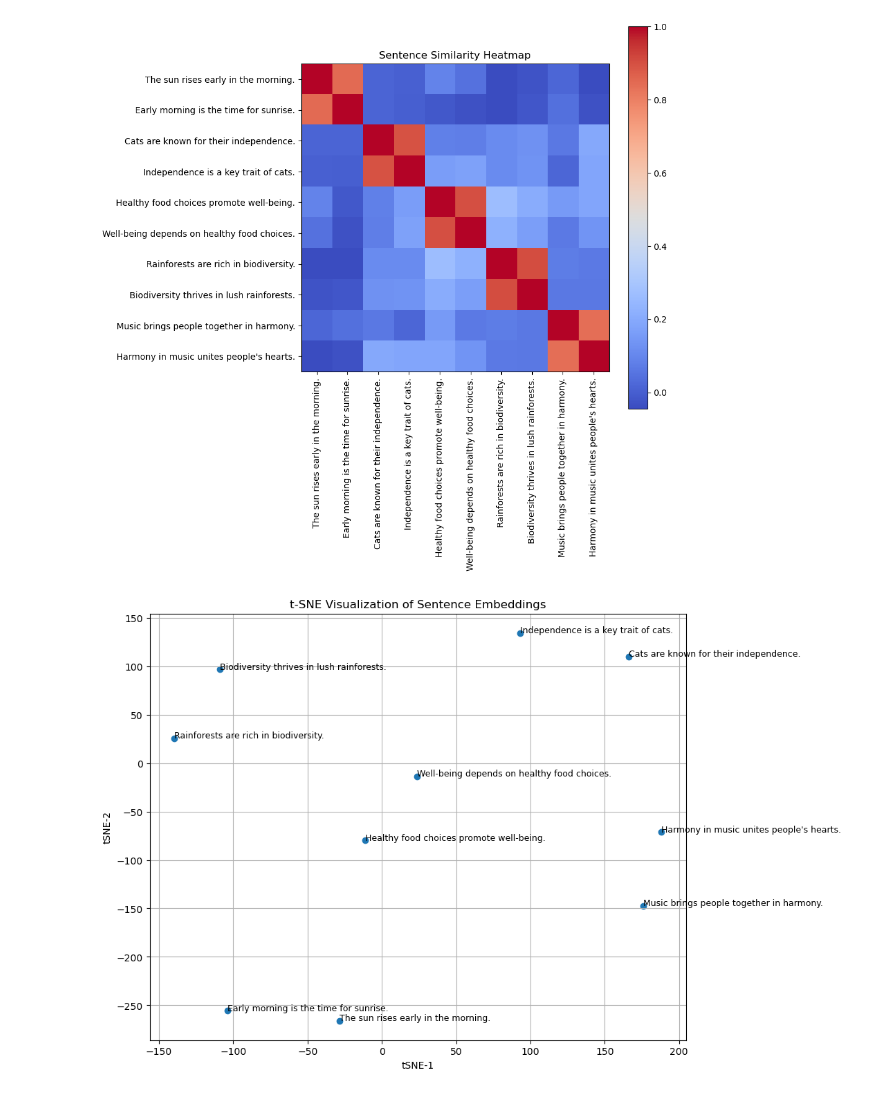
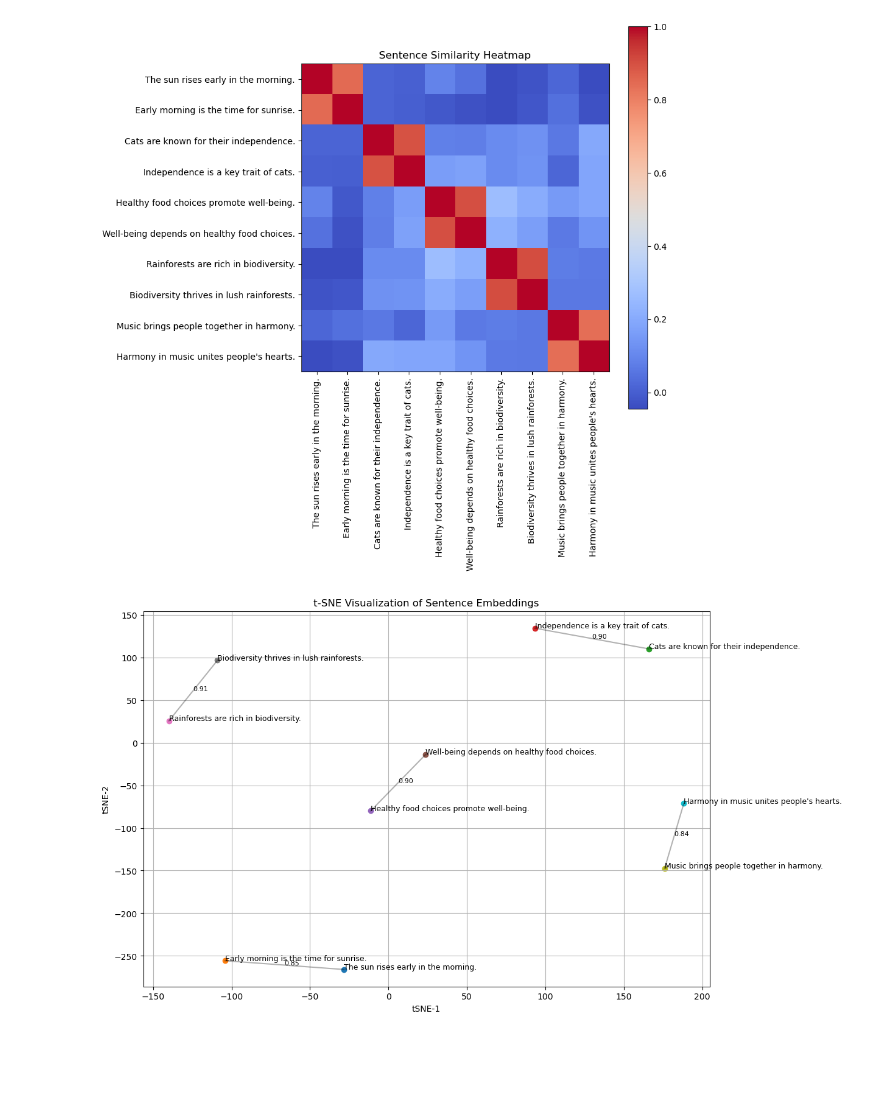
Before and after one commit to adriacb/LLMs-Exploration, a Jupyter notebook: tutorials/01_intro_llms.ipynb, the cells around one changed output. Drawn from its saved outputs; the diff is of its cells as text; code cells hidden in the pictures; blank space fills up the shorter version.

Commit message:
added similarities between the points in the tSNE plot

```diff
--- a/tutorials/01_intro_llms.ipynb
+++ b/tutorials/01_intro_llms.ipynb
@@ -92,17 +92,31 @@ plt.show()
 # Apply t-SNE to reduce dimensionality to 2D for visualization
 tsne = TSNE(n_components=2, random_state=42, perplexity=5)
 embedded_sentences = tsne.fit_transform(sentence_embeddings)
+# %%
+# Define a threshold for similarity
+similarity_threshold = 0.8
 # %%
-# Create a scatter plot with labels
-plt.figure(figsize=(10, 8))
-plt.scatter(embedded_sentences[:, 0], embedded_sentences[:, 1])
+# Create a scatter plot with labels and lines for similar sentences
+plt.figure(figsize=(12, 8))
 for i, sentence in enumerate(sentences):
+    plt.scatter(embedded_sentences[i, 0], embedded_sentences[i, 1])
     plt.annotate(sentence, (embedded_sentences[i, 0], embedded_sentences[i, 1]), fontsize=9)
+
+for i in range(len(sentences)):
+    for j in range(i + 1, len(sentences)):
+        similarity = similarities[i, j]
+        if similarity > similarity_threshold:
+            # Draw a line with the similarity value
+            plt.plot([embedded_sentences[i, 0], embedded_sentences[j, 0]],
+                     [embedded_sentences[i, 1], embedded_sentences[j, 1]], 'k-', alpha=0.3)
+            plt.text((embedded_sentences[i, 0] + embedded_sentences[j, 0]) / 2,
+                     (embedded_sentences[i, 1] + embedded_sentences[j, 1]) / 2,
+                     f"{similarity:.2f}", fontsize=8)
 
 plt.ylabel("tSNE-2")
 plt.xlabel("tSNE-1")
 plt.title("t-SNE Visualization of Sentence Embeddings")
 plt.grid(True)
 plt.show()
 # %% [output]
-[figure, old version]
+[figure, new version]
```
